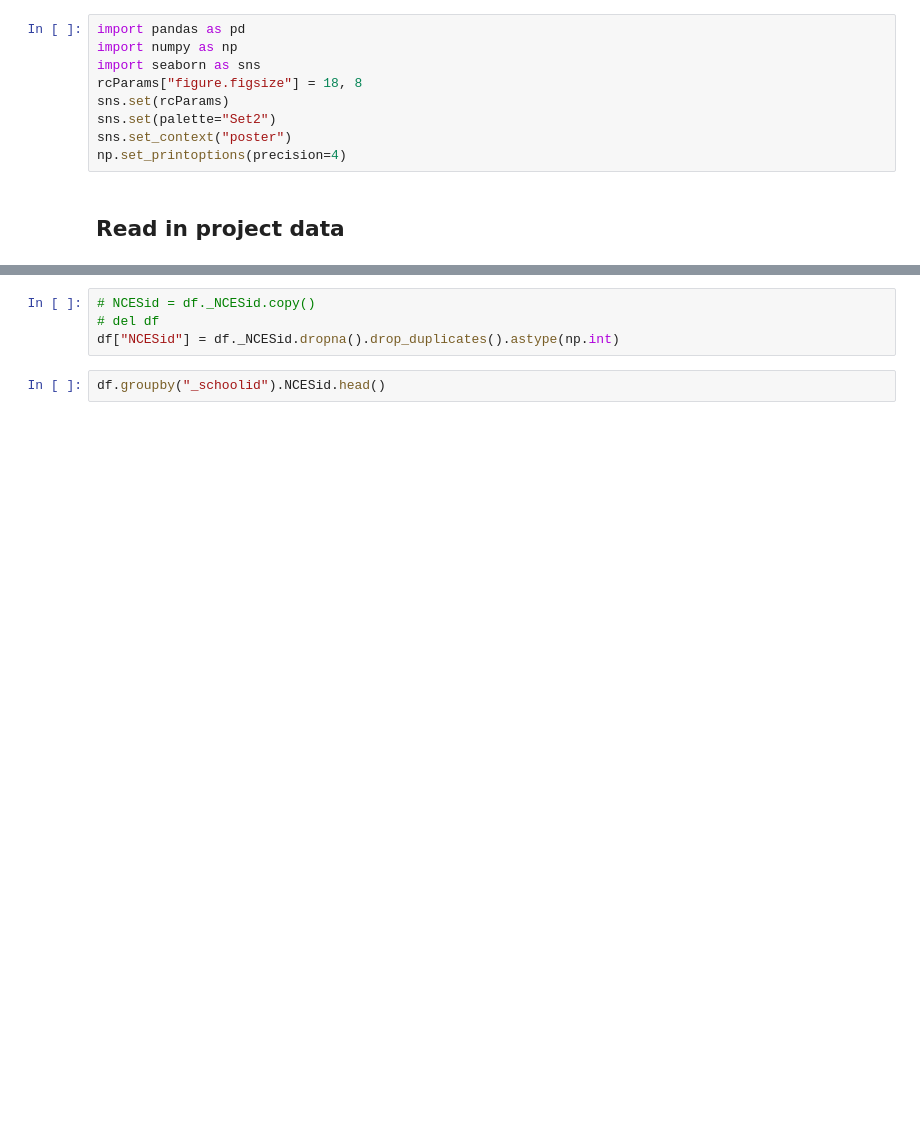
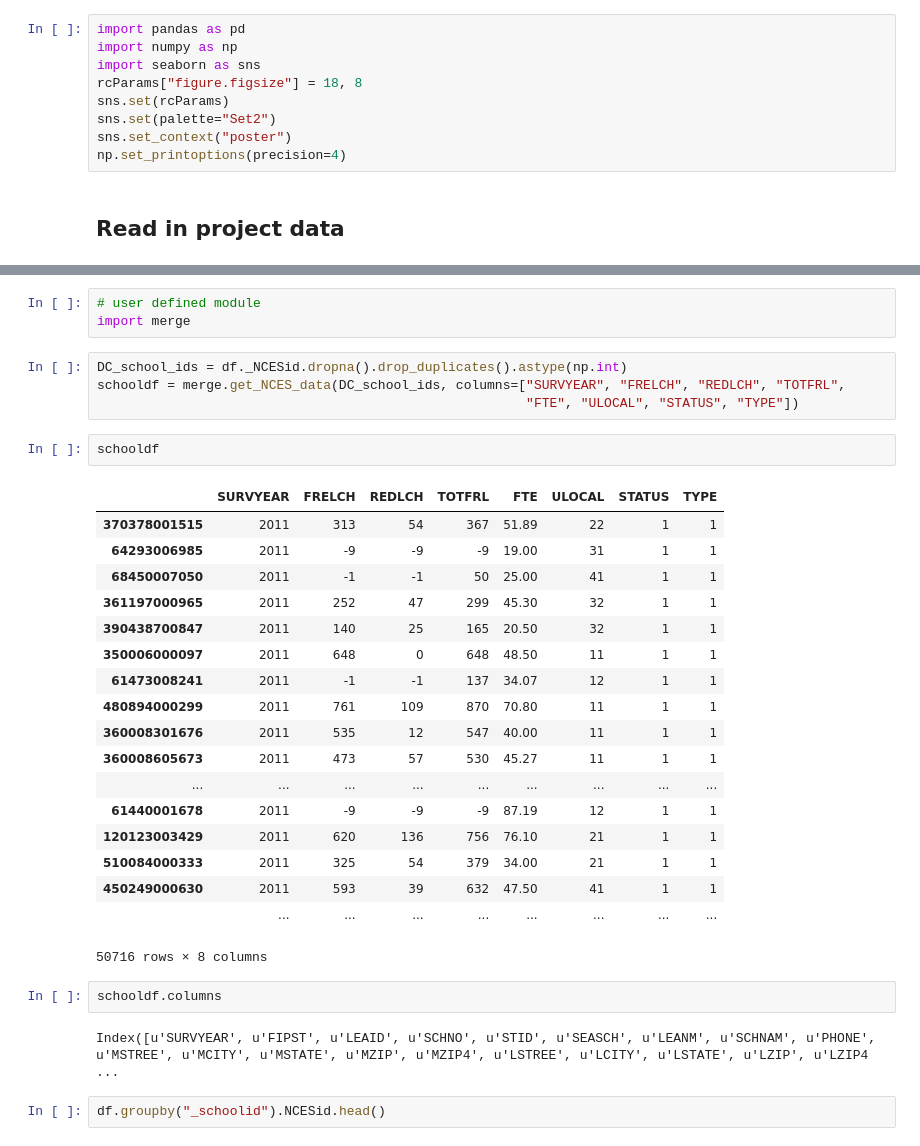
Before and after one commit to abshinn/mind-the-gap, a Jupyter notebook: lookerEDA.ipynb, the cells around one changed output, grey strips where cells are left out. Saved outputs shown, nothing was run; the diff lists cells and outputs as text; blank space fills up the shorter version.

Commit message:
modified merge and lookerEDA

```diff
--- a/lookerEDA.ipynb
+++ b/lookerEDA.ipynb
@@ -28,7 +26,35 @@ KeyboardInterrupt:
-# %%
-# NCESid = df._NCESid.copy()
-# del df
-df["NCESid"] = df._NCESid.dropna().drop_duplicates().astype(np.int)
+# %%
+# user defined module
+import merge
+# %%
+DC_school_ids = df._NCESid.dropna().drop_duplicates().astype(np.int)
+schooldf = merge.get_NCES_data(DC_school_ids, columns=["SURVYEAR", "FRELCH", "REDLCH", "TOTFRL",
+                                                       "FTE", "ULOCAL", "STATUS", "TYPE"])
+# %%
+schooldf
+# %% [output]
+|  | SURVYEAR | FRELCH | REDLCH | TOTFRL | FTE | ULOCAL | STATUS | TYPE |
+| 370378001515 | 2011 | 313 | 54 | 367 | 51.89 | 22 | 1 | 1 |
+| 64293006985 | 2011 | -9 | -9 | -9 | 19.00 | 31 | 1 | 1 |
+| 68450007050 | 2011 | -1 | -1 | 50 | 25.00 | 41 | 1 | 1 |
+| 361197000965 | 2011 | 252 | 47 | 299 | 45.30 | 32 | 1 | 1 |
+| 390438700847 | 2011 | 140 | 25 | 165 | 20.50 | 32 | 1 | 1 |
+| 350006000097 | 2011 | 648 | 0 | 648 | 48.50 | 11 | 1 | 1 |
+| 61473008241 | 2011 | -1 | -1 | 137 | 34.07 | 12 | 1 | 1 |
+| 480894000299 | 2011 | 761 | 109 | 870 | 70.80 | 11 | 1 | 1 |
+| 360008301676 | 2011 | 535 | 12 | 547 | 40.00 | 11 | 1 | 1 |
+| 360008605673 | 2011 | 473 | 57 | 530 | 45.27 | 11 | 1 | 1 |
+| ... | ... | ... | ... | ... | ... | ... | ... | ... |
+| 61440001678 | 2011 | -9 | -9 | -9 | 87.19 | 12 | 1 | 1 |
+| 120123003429 | 2011 | 620 | 136 | 756 | 76.10 | 21 | 1 | 1 |
+| 510084000333 | 2011 | 325 | 54 | 379 | 34.00 | 21 | 1 | 1 |
+| 450249000630 | 2011 | 593 | 39 | 632 | 47.50 | 41 | 1 | 1 |
+|  | ... | ... | ... | ... | ... | ... | ... | ... |
+50716 rows × 8 columns
+# %%
+schooldf.columns
+# %% [output]
+Index([u'SURVYEAR', u'FIPST', u'LEAID', u'SCHNO', u'STID', u'SEASCH', u'LEANM', u'SCHNAM', u'PHONE', u'MSTREE', u'MCITY', u'MSTATE', u'MZIP', u'MZIP4', u'LSTREE', u'LCITY', u'LSTATE', u'LZIP', u'LZIP4 ...
 # %%
 df.groupby("_schoolid").NCESid.head()
 # %% [output]
```
Also changed, not shown: parts of 1 cell of this notebook, 1 other file.
